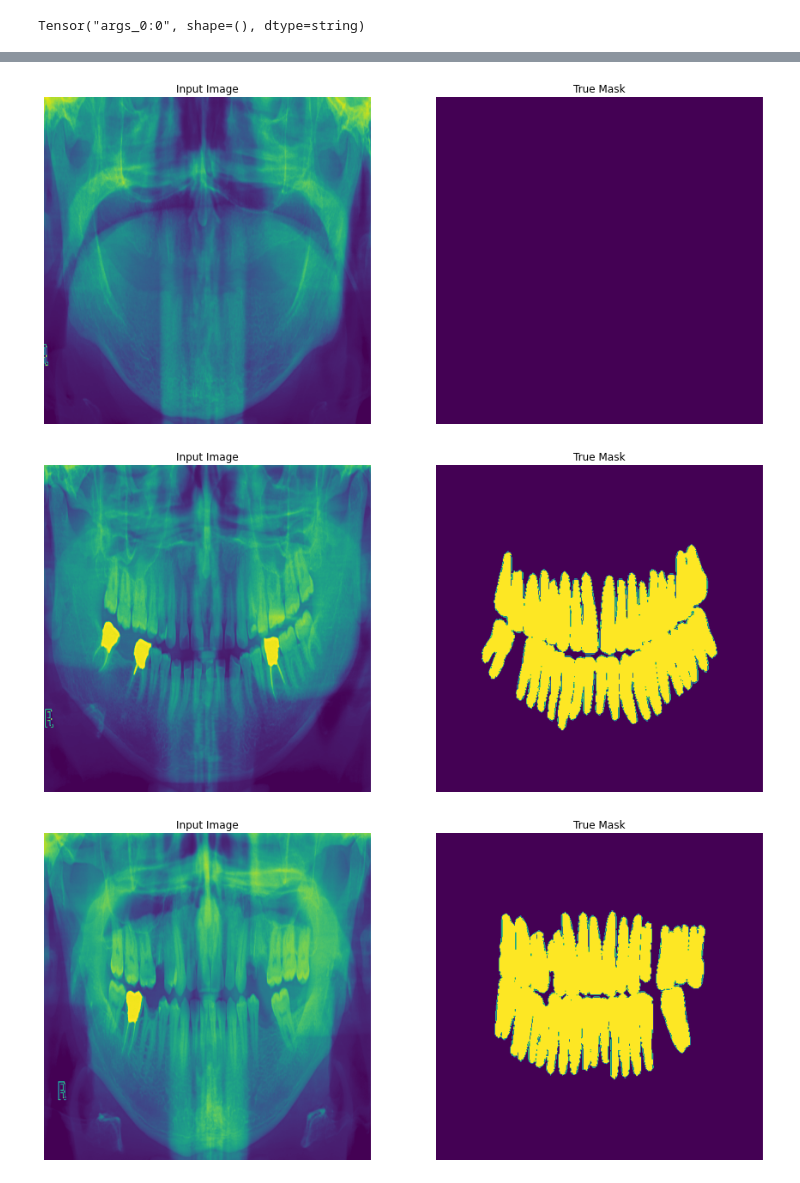
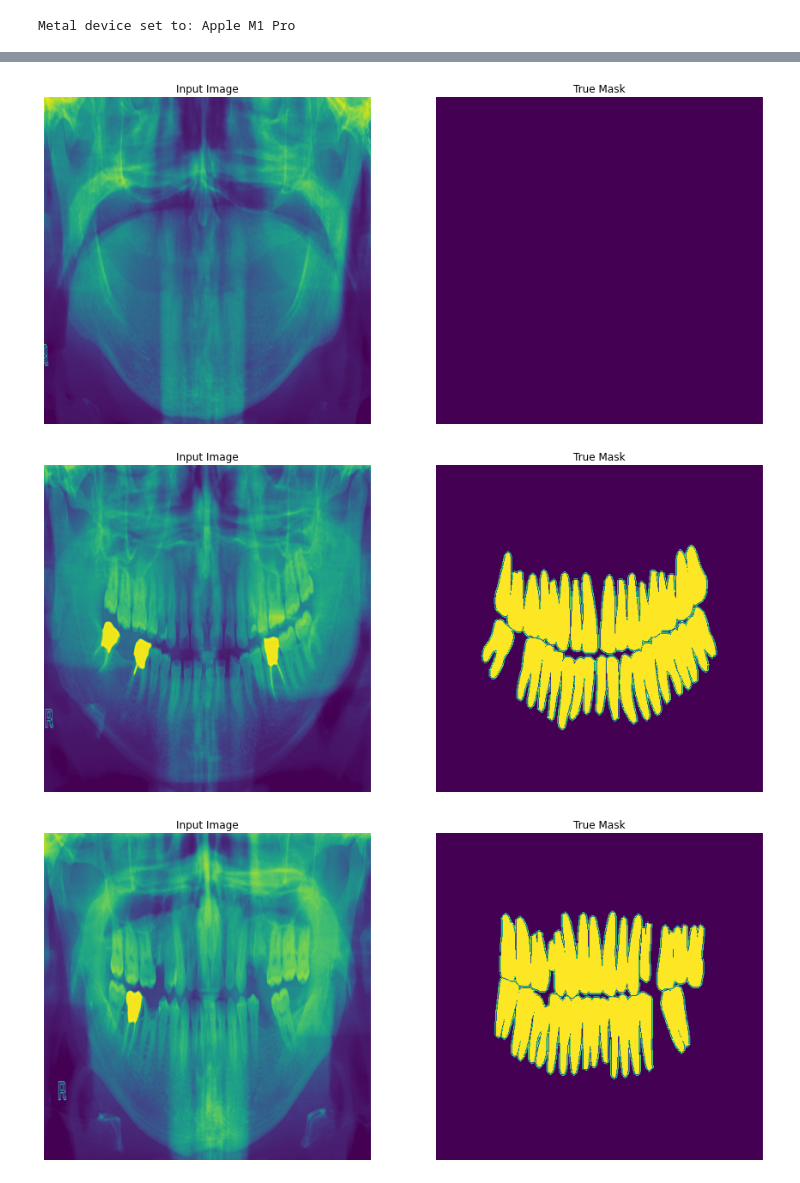
Before and after one commit to akurlej/DentalML, a Jupyter notebook: Example.ipynb, the cells around one changed output, grey strips where cells are left out. Saved outputs shown, nothing was run; the diff lists cells and outputs as text; code cells hidden in the pictures.

```diff
--- a/Example.ipynb
+++ b/Example.ipynb
@@ -26,7 +26,7 @@ if not os.path.isdir(dataPath) or not os.path.isdir(maskPath):
         file.extractall(os.path.join(".","Data"))
 # %%
 # LOAD DATASET AS TF DATASET
-dataset = generate_dataset(dataPath, dataType, seed=SEED, img_shape = [572,572])
+dataset = generate_dataset(dataPath, dataType, seed=SEED, img_shape = [512,512])
 for element in dataset.take(3):
     image_shape = element["image"].numpy().shape
     display_mask_image([element["image"],element["mask"]])
@@ -35,4 +35,4 @@ split_point = np.ceil(len(dataset)*DATA_SPLIT)
 train = dataset.take(split_point).map(lambda x: (x["image"],x["mask"]))
 test = dataset.skip(split_point).map(lambda x: (x["image"],x["mask"]))
 # %% [output]
-Tensor("args_0:0", shape=(), dtype=string)
+Metal device set to: Apple M1 Pro
@@ -39,6 +43,6 @@ Tensor("args_0:0", shape=(), dtype=string)
 [figure]
-[figure, old version]
+[figure, new version]
-[figure, old version]
+[figure, new version]
 # %%
 print("IMAGE SHAPE -> {shp}".format(shp=(image_shape)))
 model = UNET(input_shape = image_shape)
```
Also changed, not shown: parts of 7 cells of this notebook, 2 other files.
